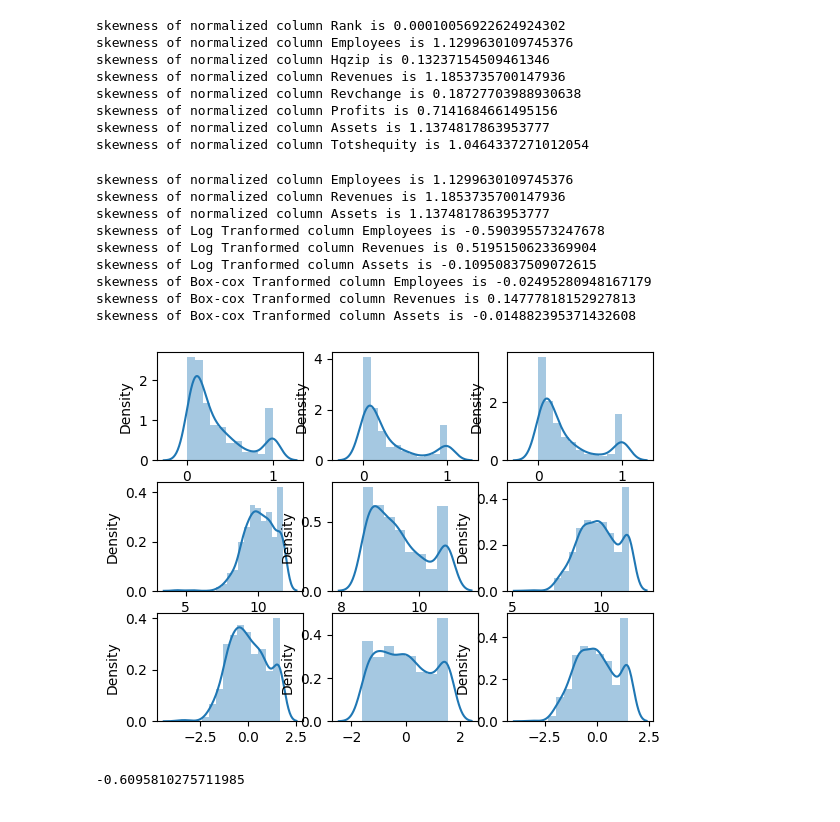
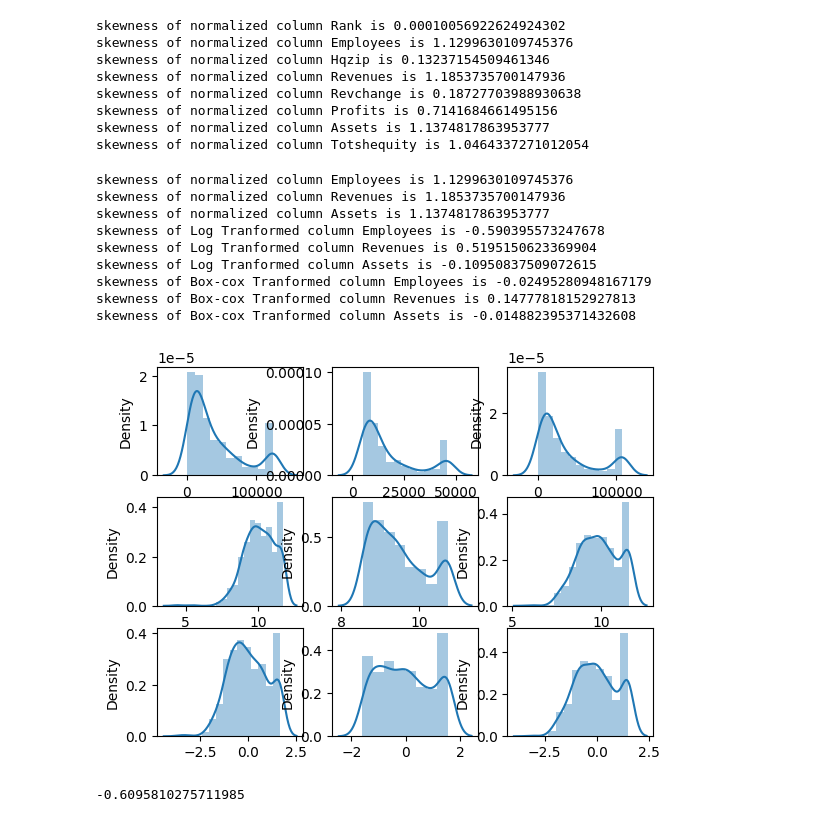
Before and after one commit to arjun8009/Python-Exeter, a Jupyter notebook: Learning Form Data ECMM445-CA1.ipynb, the cells around one changed output. Drawn from its saved outputs; the diff is of its cells as text; code cells hidden in the pictures.

```diff
--- a/Learning Form Data ECMM445-CA1.ipynb
+++ b/Learning Form Data ECMM445-CA1.ipynb
@@ -484,9 +502,9 @@ box_cox_Assets = pd.DataFrame(box_cox_fit_Assets, columns=['Assets'])
 
 
 # plotting the normalized distributions
-sns.distplot(data_continuous_normalized['Employees'],kde=True,ax=axes[0,0])
-sns.distplot(data_continuous_normalized['Revenues'],kde=True,ax=axes[0,1])
-sns.distplot(data_continuous_normalized['Assets'],kde=True,ax=axes[0,2])
+sns.distplot(dataset_continuous['Employees'],kde=True,ax=axes[0,0])
+sns.distplot(dataset_continuous['Revenues'],kde=True,ax=axes[0,1])
+sns.distplot(dataset_continuous['Assets'],kde=True,ax=axes[0,2])
 
 # plotting the log transform distribution
 sns.distplot(log_Employees,kde=True,ax=axes[1,0])
@@ -509,34 +527,34 @@ skew(data_continuous_normalized['Revenues'],axis=0,bias=True)))
 print('skewness of normalized column {0} is {1}'.format('Assets',
 skew(data_continuous_normalized['Assets'],axis=0,bias=True)))
 
 print('skewness of Log Tranformed column {0} is {1}'.format('Employees',
 skew(log_Employees,axis=0,bias=True)))
 
 print('skewness of Log Tranformed column {0} is {1}'.format('Revenues',
 skew(log_Revenues,axis=0,bias=True)))
 
 print('skewness of Log Tranformed column {0} is {1}'.format('Assets',
 skew(log_Assets,axis=0,bias=True)))
 
 print('skewness of Box-cox Tranformed column {0} is {1}'.format('Employees',
 skew(box_cox_fit_employees,axis=0,bias=True)))
 
 print('skewness of Box-cox Tranformed column {0} is {1}'.format('Revenues',
 skew(box_cox_fit_Revenues,axis=0,bias=True)))
 
 print('skewness of Box-cox Tranformed column {0} is {1}'.format('Assets',
 skew(box_cox_fit_Assets,axis=0,bias=True)))
 # %% [output]
 skewness of normalized column Employees is 1.1299630109745376
 skewness of normalized column Revenues is 1.1853735700147936
 skewness of normalized column Assets is 1.1374817863953777
 skewness of Log Tranformed column Employees is -0.590395573247678
 skewness of Log Tranformed column Revenues is 0.5195150623369904
 skewness of Log Tranformed column Assets is -0.10950837509072615
 skewness of Box-cox Tranformed column Employees is -0.02495280948167179
 skewness of Box-cox Tranformed column Revenues is 0.14777818152927813
 skewness of Box-cox Tranformed column Assets is -0.014882395371432608
-[figure, old version]
+[figure, new version]
 # %%
 # thus now only 2 columns remain the Profits and the Totsequity column.
 # These columns have negative values. So a different transform needs to be used for them so using square log
```
Also changed, not shown: parts of 19 cells of this notebook.
